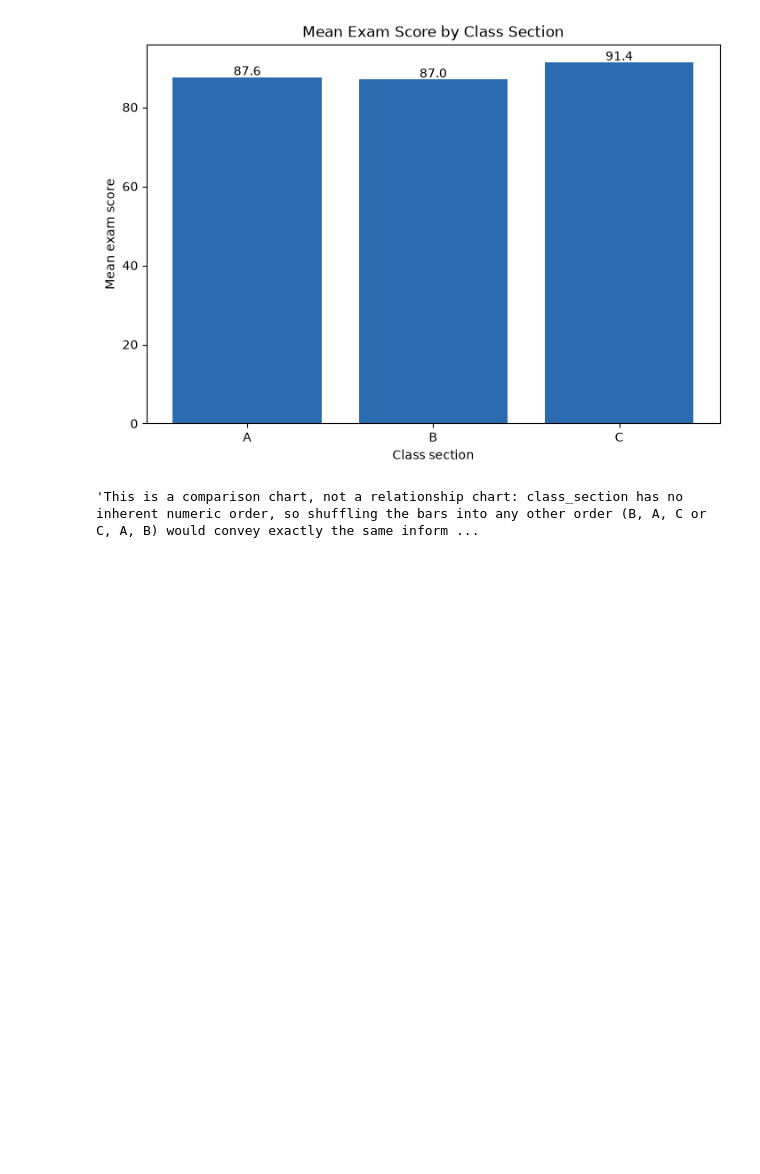
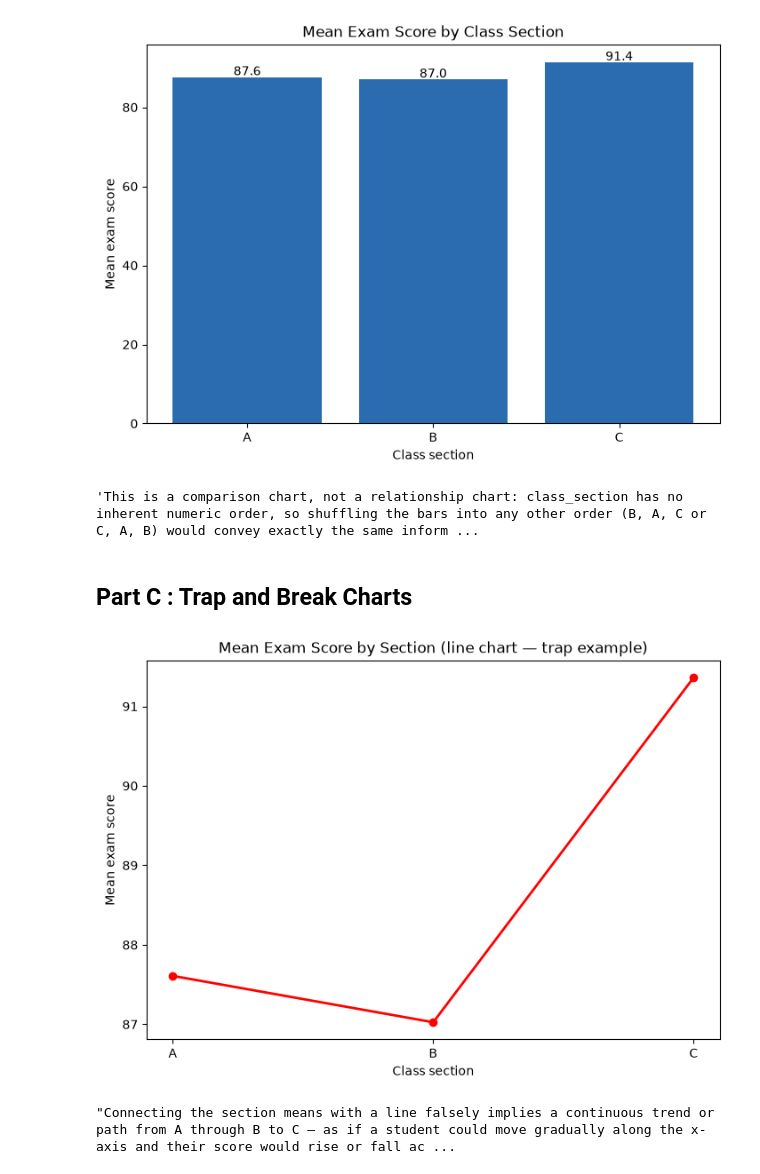
Before and after one commit to Timothious-arhamsoft/DailyTask, a Jupyter notebook: Task22/task22.ipynb, the cells around one changed output. Saved outputs shown, nothing was run; the diff lists cells and outputs as text; code cells hidden in the pictures; blank space fills up the shorter version.

Commit message:
Trap and Break Charts

```diff
--- a/Task22/task22.ipynb
+++ b/Task22/task22.ipynb
@@ -181,3 +181,26 @@ finding_comparison = (
 finding_comparison
 # %% [output]
 'This is a comparison chart, not a relationship chart: class_section has no inherent numeric order, so shuffling the bars into any other order (B, A, C or C, A, B) would convey exactly the same inform ...
+# %% [markdown]
+## Part C : Trap and Break Charts
+# %%
+fig, ax = plt.subplots(figsize=(7, 5), layout="constrained")
+ax.plot(section_order, section_means.values, marker="o", color="red", linewidth=2)
+ax.set_title("Mean Exam Score by Section (line chart — trap example)")
+ax.set_xlabel("Class section")
+ax.set_ylabel("Mean exam score")
+fig.savefig("graphs/05_trap_line_chart.png", dpi=150)
+plt.show()
+
+finding_trap = (
+    "Connecting the section means with a line falsely implies a continuous trend or path "
+    "from A through B to C — as if a student could move gradually along the x-axis and their "
+    "score would rise or fall accordingly — when in fact there is no 'between A and B' for any "
+    "student to occupy; the bar chart in step 4 makes no such claim."
+)
+# %% [output]
+[figure, added]
+# %%
+finding_trap
+# %% [output]
+"Connecting the section means with a line falsely implies a continuous trend or path from A through B to C — as if a student could move gradually along the x-axis and their score would rise or fall ac ...
```
Also changed, not shown: 1 other file.
